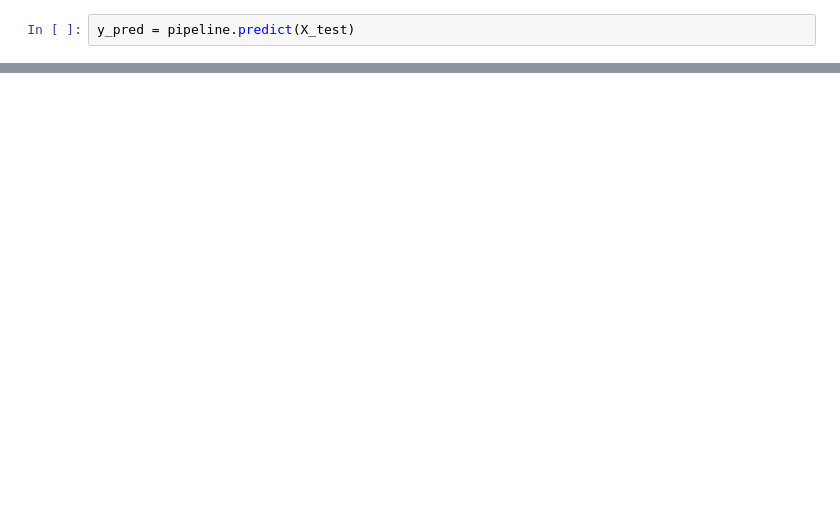
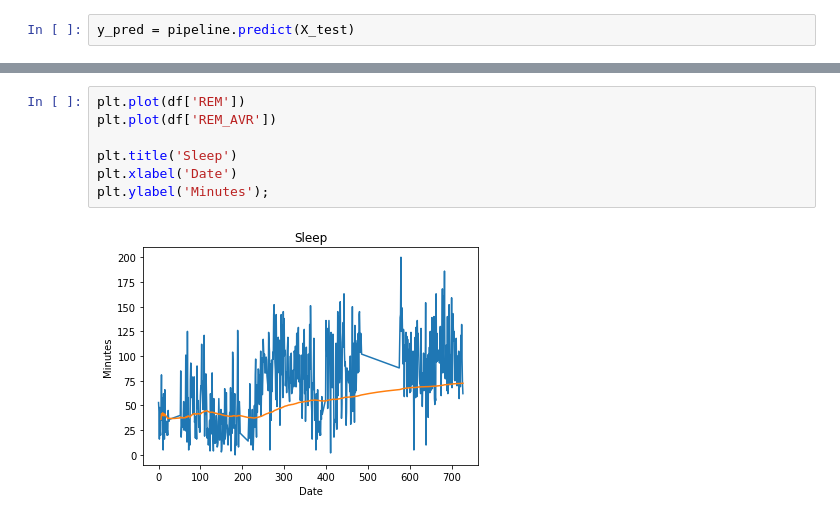
Before and after one commit to filchyboy/Personal_Health_Fitness, a Jupyter notebook: The_Daily.ipynb, the cells around one changed output, grey strips where cells are left out. Saved outputs shown, nothing was run; the diff lists cells and outputs as text; blank space fills up the shorter version.

```diff
--- a/The_Daily.ipynb
+++ b/The_Daily.ipynb
@@ -186,0 +236,9 @@ df['AHR'][538], df['AHR_PASS'][538], test['AHR'][538], X_test['AHR'][538], np.ar
+# %%
+plt.plot(df['REM'])
+plt.plot(df['REM_AVR'])
+
+plt.title('Sleep')
+plt.xlabel('Date')
+plt.ylabel('Minutes');
+# %% [output]
+[figure, added]
```
Also changed, not shown: parts of 45 cells of this notebook.
